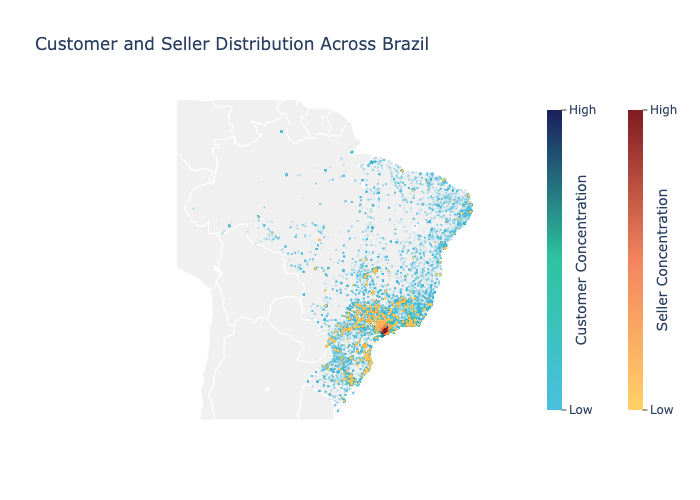
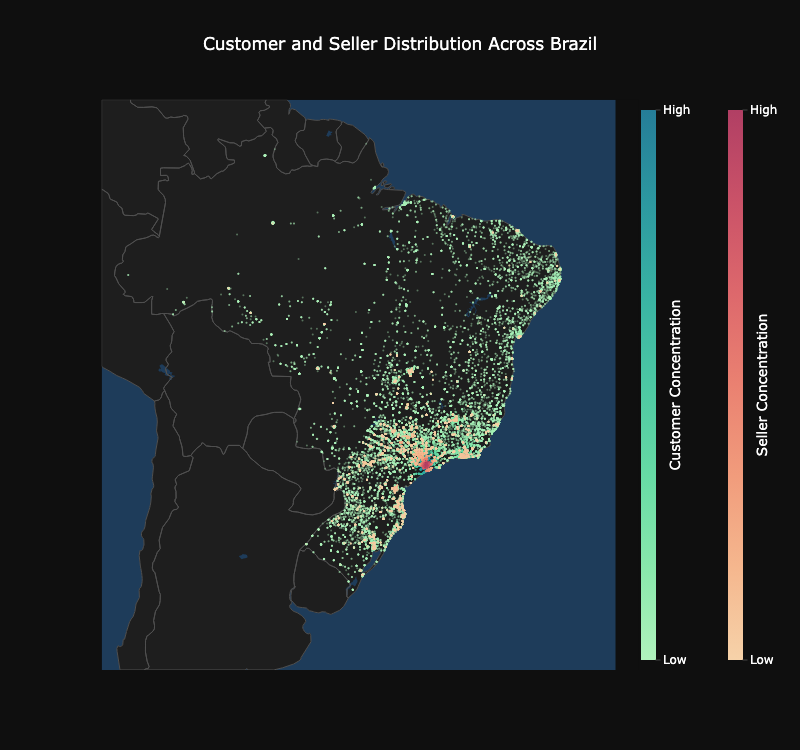
The notebook cell's code change between the first figure and the second:
--- before
+++ after
@@ -1,17 +1,40 @@
-# Customer color scale (cool)
-customer_scl = [
-    [0.0, SKY],   
-    [0.5, TEAL],          
-    [1.0, NAVY]          
-]
+fig = go.Figure()
 
-# Seller color scale (warm)
-seller_scl = [
-    [0.0, YELLOW],   
-    [0.5, CORAL],         
-    [1.0, MAROON]    
-]
+fig.update_layout(
+    # Background
+    paper_bgcolor='rgb(15, 15, 15)',   # outer background
+    plot_bgcolor='rgb(15, 15, 15)',    # inner background
+    font=dict(color='white'),
+    title=dict(text='Customer and Seller Distribution Across Brazil', x=0.5),
+    width=800,
+    height=750,
+    geo=dict(
+        # map box background
+        bgcolor='rgb(15, 15, 15)',
+        resolution=50,
 
-fig = go.Figure()
+        # land configuration
+        showland=True,
+        landcolor='rgb(30, 30, 30)',
+        subunitcolor='rgb(80, 80, 80)',
+
+        # country configuration
+        showcountries=True,
+        countrycolor='rgb(80, 80, 80)',
+        
+        # lake configuration
+        showlakes=True,
+        lakecolor='rgb(30, 60, 90)',
+
+        # ocean configuration      
+        showocean=True,
+        oceancolor='rgb(30, 60, 90)',
+
+        # Brazil-focused view
+        scope='south america',
+        lonaxis=dict(range=[-75.0, -28.0]),
+        lataxis=dict(range=[-40.0, 6.0])
+    )
+)
 
 # Customer layer
@@ -22,15 +45,17 @@
     marker=dict(
         color=cust_density,
-        colorscale=customer_scl,
-        opacity=0.2,
+        colorscale='tealgrn',
+        reversescale=False,
+        opacity=0.4,
         size=2,
         colorbar=dict(
             title=dict(text='Customer Concentration', side='right'),
-            x=0.85,
+            x=0.95,
             thickness=15,
             outlinecolor='rgba(68,68,68,0)',
             ticks='outside',
             tickvals=[cust_density.min(), cust_density.max()],
-            ticktext=['Low', 'High']
+            ticktext=['Low', 'High'],
+            bgcolor='rgba(0,0,0,0)',       # transparent colorbar background
         )
     )
@@ -44,36 +69,21 @@
     marker=dict(
         color=sell_density,
-        colorscale=seller_scl,
-        opacity=0.2,
+        colorscale='Redor',
+        reversescale=False,
+        opacity=0.4,
         size=2,
         colorbar=dict(
             title=dict(text='Seller Concentration', side='right'),
-            x=1.0,
+            x=1.1,
             thickness=15,
             outlinecolor='rgba(68,68,68,0)',
             ticks='outside',
             tickvals=[sell_density.min(), sell_density.max()],
-            ticktext=['Low', 'High']
+            ticktext=['Low', 'High'],
+            bgcolor='rgba(0,0,0,0)',       # transparent colorbar background
         )
     )
 ))
 
-fig.update_layout(
-    title=dict(text='Customer and Seller Distribution Across Brazil'),
-    geo=dict(
-        scope='south america',
-        showland=True,
-        landcolor='rgb(240, 240, 240)',
-        subunitcolor='rgb(255, 255, 255)',
-        countrycolor='rgb(255, 255, 255)',
-        showlakes=True,
-        lakecolor='rgb(255, 255, 255)',
-        showcountries=True,
-        resolution=50,
-        lonaxis=dict(range=[-75.0, -28.0]),
-        lataxis=dict(range=[-35.0, 6.0])
-    )
-)
-
 fig.update_traces(showlegend=False)
 fig.show(renderer="png")

Commit: update static customer-seller distribution map